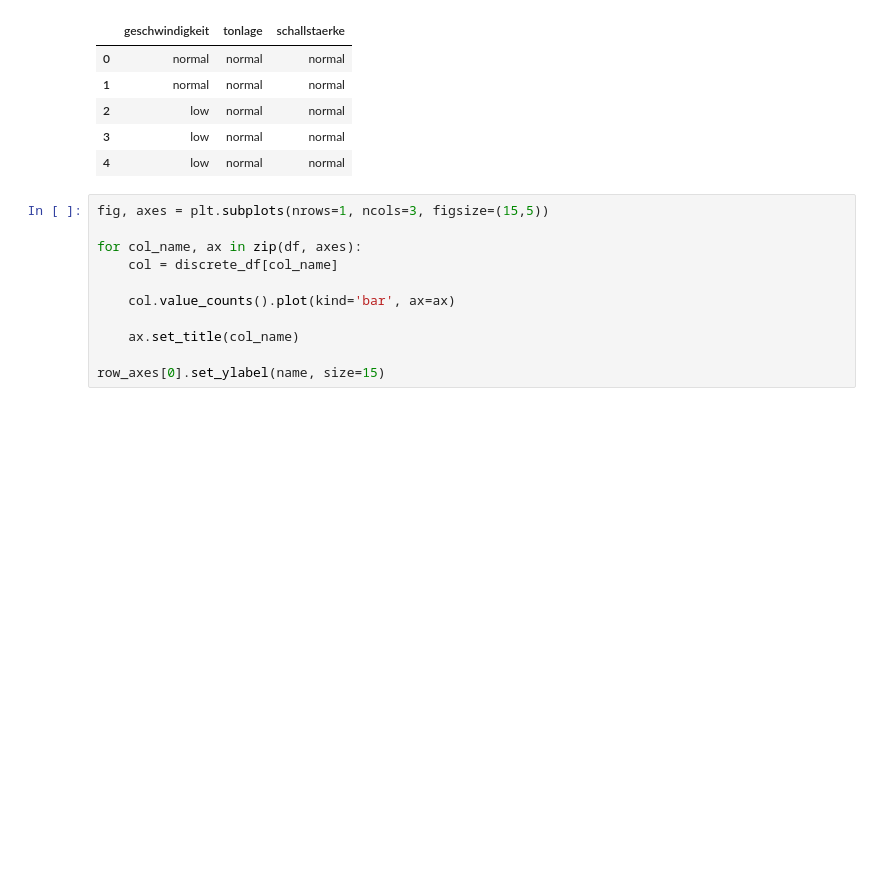
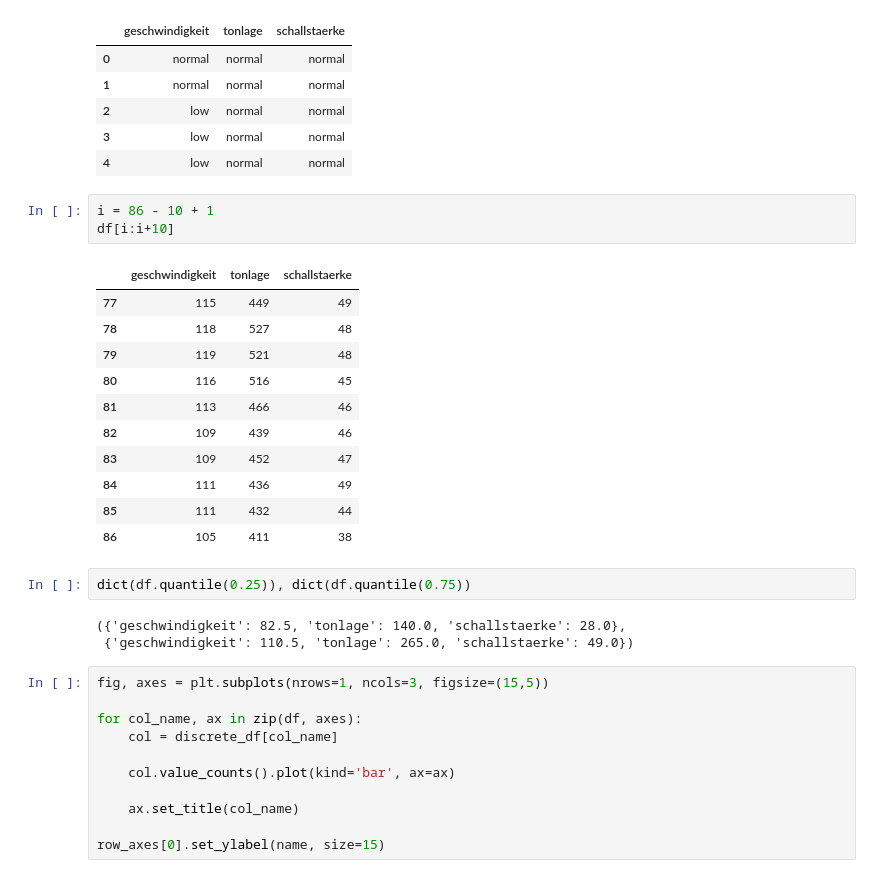
Before and after one commit to mariushegele/dempster-shafer, a Jupyter notebook: data_preparation/discretization.ipynb, the cells around one changed output. Drawn from its saved outputs; the diff is of its cells as text; blank space fills up the shorter version.

```diff
--- a/data_preparation/discretization.ipynb
+++ b/data_preparation/discretization.ipynb
@@ -132,6 +132,26 @@ discrete_df.head()
 | 2 | low | normal | normal |
 | 3 | low | normal | normal |
 | 4 | low | normal | normal |
+# %%
+i = 86 - 10 + 1
+df[i:i+10]
+# %% [output]
+|  | geschwindigkeit | tonlage | schallstaerke |
+| 77 | 115 | 449 | 49 |
+| 78 | 118 | 527 | 48 |
+| 79 | 119 | 521 | 48 |
+| 80 | 116 | 516 | 45 |
+| 81 | 113 | 466 | 46 |
+| 82 | 109 | 439 | 46 |
+| 83 | 109 | 452 | 47 |
+| 84 | 111 | 436 | 49 |
+| 85 | 111 | 432 | 44 |
+| 86 | 105 | 411 | 38 |
+# %%
+dict(df.quantile(0.25)), dict(df.quantile(0.75))
+# %% [output]
+({'geschwindigkeit': 82.5, 'tonlage': 140.0, 'schallstaerke': 28.0},
+ {'geschwindigkeit': 110.5, 'tonlage': 265.0, 'schallstaerke': 49.0})
 # %%
 fig, axes = plt.subplots(nrows=1, ncols=3, figsize=(15,5))
 
```
Also changed, not shown: parts of 5 cells of this notebook, 4 other files.
